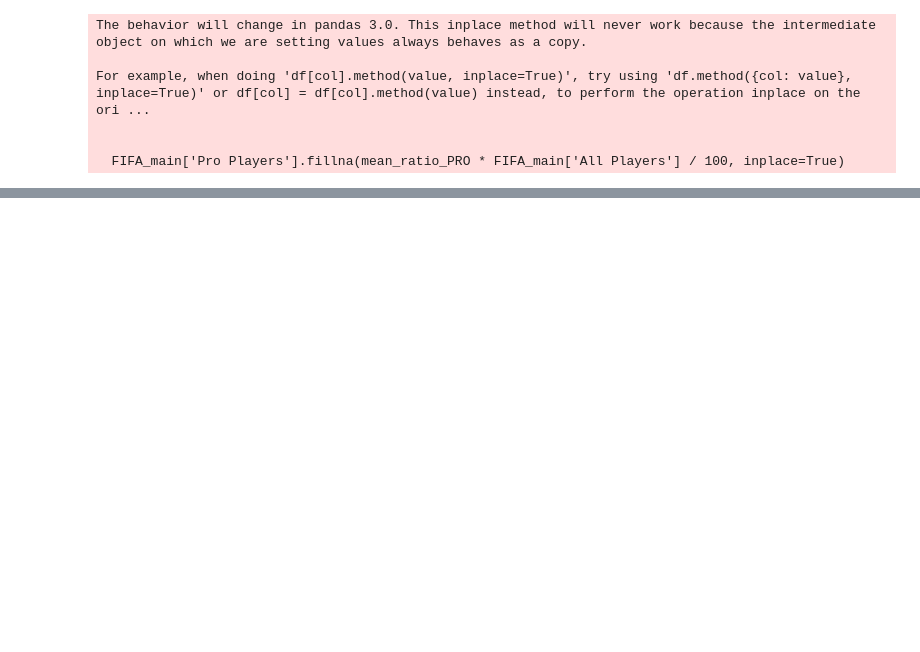
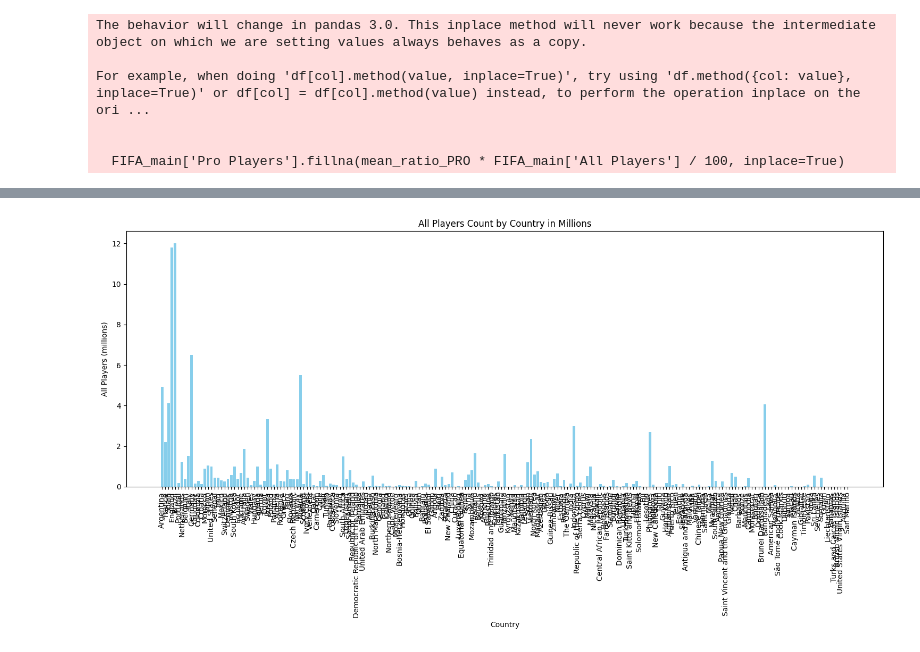
Before and after one commit to ahmad2025-ai/Project_1, a Jupyter notebook: Main.ipynb, the cells around one changed output, grey strips where cells are left out. Saved outputs shown, nothing was run; the diff lists cells and outputs as text; code cells hidden in the pictures; blank space fills up the shorter version.

```diff
--- a/Main.ipynb
+++ b/Main.ipynb
@@ -263,7 +263,7 @@ import pandas as pd
 
 
 # Read the FIFA.csv file into a DataFrame
-fifa_TP = pd.read_excel('123.xlsx')
+fifa_TP = pd.read_excel('FIFA.xlsx')
 
 # Display the first few rows of the DataFrame
 print(fifa_TP.head())
@@ -300,0 +391,6 @@ print(combined_df)
+# %%
+# Create a DataFrame from the populations_MO dictionary
+populations_df = pd.DataFrame(list(populations_MO.items()), columns=['Nation', '2024 Population'])
+
+# Display the DataFrame
+print(populations_df)
@@ -301,2 +420,6 @@ print(combined_df)
+# %%
+# Concatenate populations_df and result_df
+combined_populations_df = pd.concat([populations_df, result_df], ignore_index=True)
+result_df = combined_populations_df
 # %%
 # Combine the two data frames on the 'Nation' column
@@ -489,0 +631,20 @@ FIFA_main['Pro to All ratio (%)'] = FIFA_main['Pro to All ratio (%)'].fillna(FIF
+# %%
+import matplotlib.pyplot as plt
+
+# Sort the DataFrame by Rank
+FIFA_main_sorted = FIFA_main.sort_values(by='Rank')
+
+# Create a new column for All Players in millions
+FIFA_main_sorted['All Players (millions)'] = FIFA_main_sorted['All Players'] / 1e6
+
+# Plot the data
+plt.figure(figsize=(15, 8))
+plt.bar(FIFA_main_sorted['Nation'], FIFA_main_sorted['All Players (millions)'], color='skyblue')
+plt.xlabel('Country')
+plt.ylabel('All Players (millions)')
+plt.title('All Players Count by Country in Millions')
+plt.xticks(rotation=90)
+plt.tight_layout()
+plt.show()
+# %% [output]
+[figure, added]
```
Also changed, not shown: parts of 57 cells of this notebook, 5 other files.
